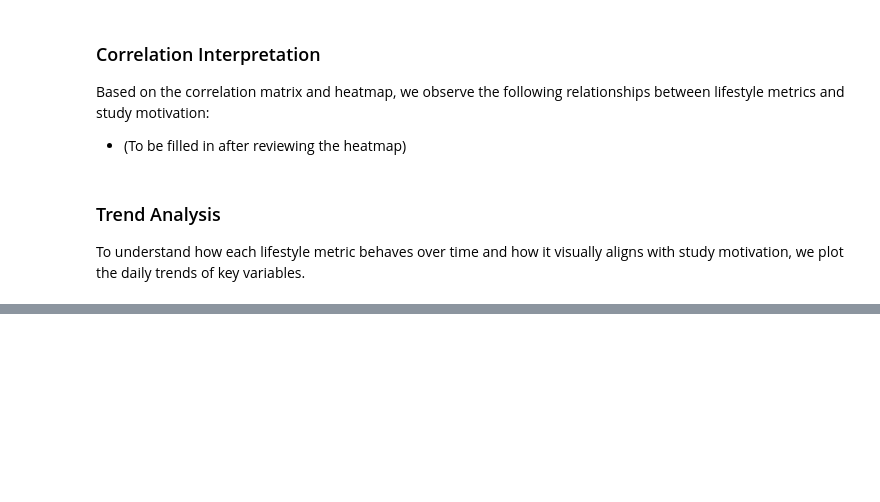
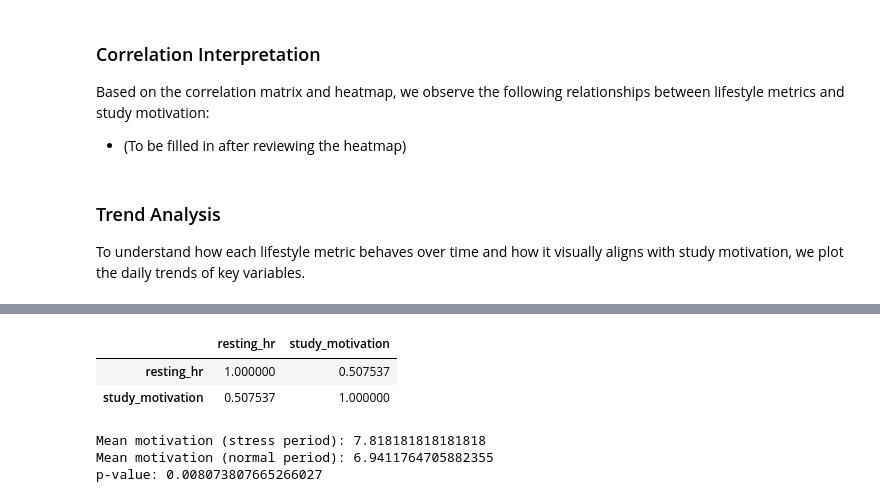
Before and after one commit to MuratCankaya1/DSA210-Project-MuratCankaya, a Jupyter notebook: main.ipynb, the cells around one changed output, grey strips where cells are left out. Drawn from its saved outputs; the diff is of its cells as text; code cells hidden in the pictures; blank space fills up the shorter version.

```diff
--- a/main.ipynb
+++ b/main.ipynb
@@ -98,0 +286,26 @@ plt.show()
+# %%
+df[['resting_hr','study_motivation']].corr()
+# %% [output]
+|  | resting_hr | study_motivation |
+| resting_hr | 1.000000 | 0.507537 |
+| study_motivation | 0.507537 | 1.000000 |
+# %%
+df['stress_period'] = df['date'].isin([
+    '2025-11-16','2025-11-17','2025-11-18','2025-11-19',
+    '2025-11-20','2025-11-21','2025-11-22','2025-11-23',
+    '2025-11-24','2025-11-25','2025-11-26'
+])
+
+stress_mot = df[df['stress_period']]['study_motivation']
+normal_mot = df[~df['stress_period']]['study_motivation']
+
+from scipy.stats import ttest_ind
+t_stat, p_val = ttest_ind(stress_mot, normal_mot, equal_var=False)
+
+print("Mean motivation (stress period):", stress_mot.mean())
+print("Mean motivation (normal period):", normal_mot.mean())
+print("p-value:", p_val)
+# %% [output]
+Mean motivation (stress period): 7.818181818181818
+Mean motivation (normal period): 6.9411764705882355
+p-value: 0.008073807665266027
```
Also changed, not shown: parts of 19 cells of this notebook.
